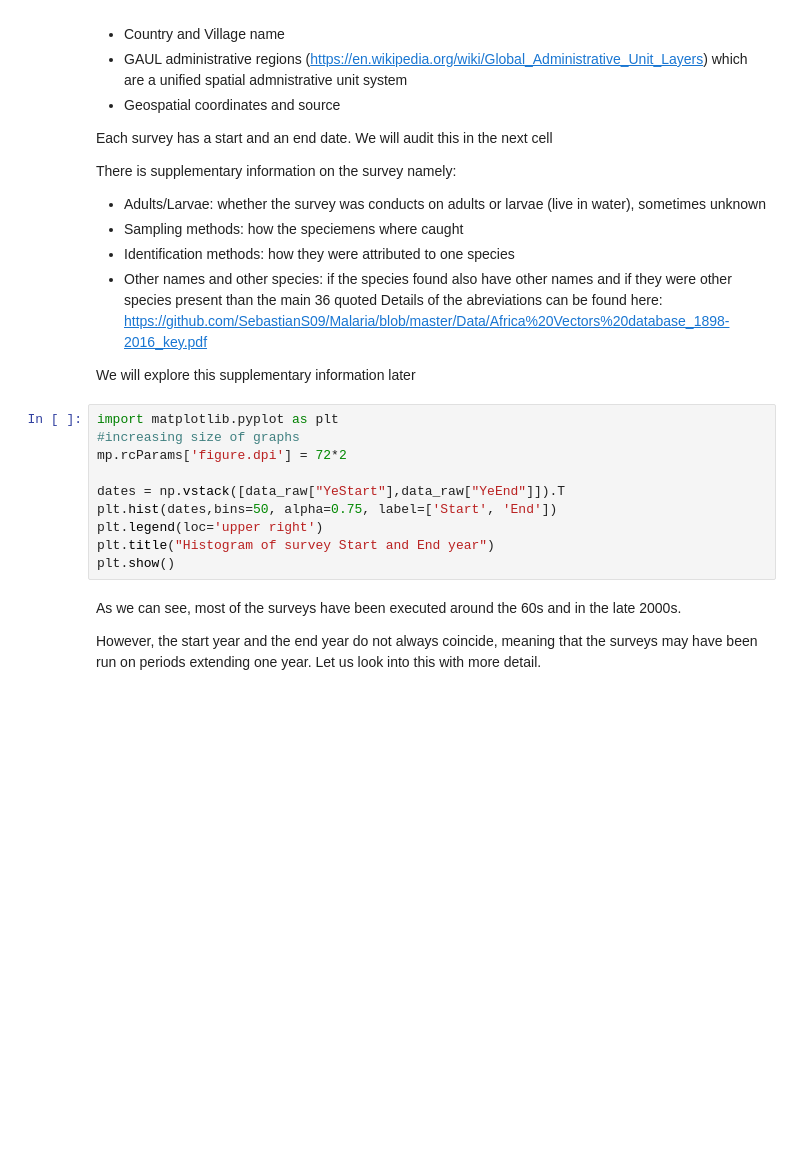
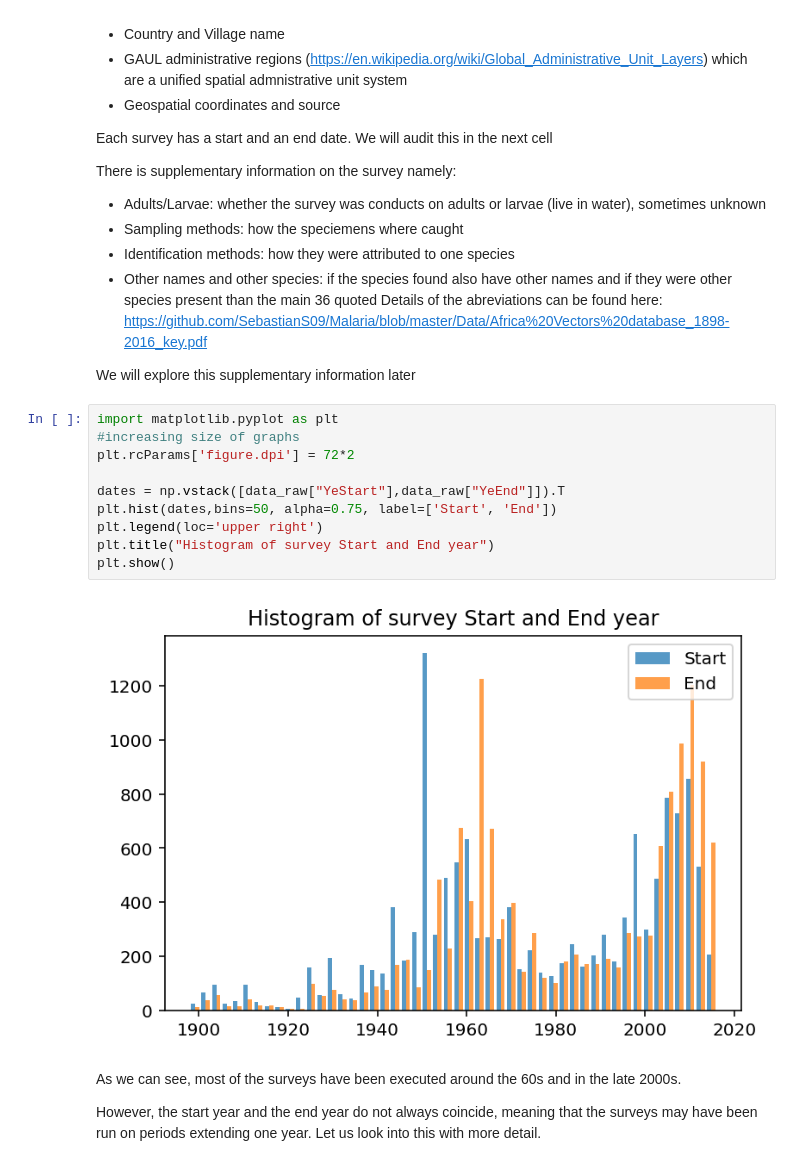
Before and after one commit to SebastianS09/Malaria, a Jupyter notebook: African_anopheline_vectors.ipynb, the cells around one changed output. Saved outputs shown, nothing was run; the diff lists cells and outputs as text; blank space fills up the shorter version.

```diff
--- a/African_anopheline_vectors.ipynb
+++ b/African_anopheline_vectors.ipynb
@@ -56,13 +70,15 @@ We will explore this supplementary information later
 # %%
 import matplotlib.pyplot as plt
 #increasing size of graphs
-mp.rcParams['figure.dpi'] = 72*2
+plt.rcParams['figure.dpi'] = 72*2
 
 dates = np.vstack([data_raw["YeStart"],data_raw["YeEnd"]]).T
 plt.hist(dates,bins=50, alpha=0.75, label=['Start', 'End'])
 plt.legend(loc='upper right')
 plt.title("Histogram of survey Start and End year")
 plt.show()
+# %% [output]
+[figure, added]
 # %% [markdown]
 As we can see, most of the surveys have been executed around the 60s and in the late 2000s.
 
```
Also changed, not shown: parts of 20 cells of this notebook.
